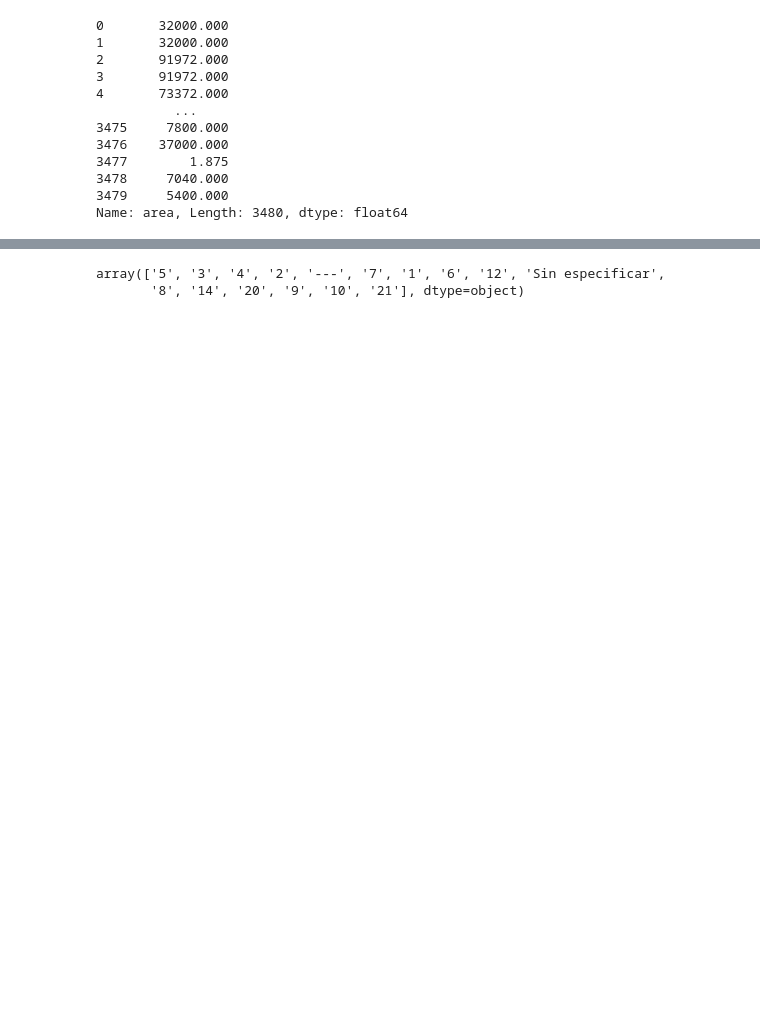
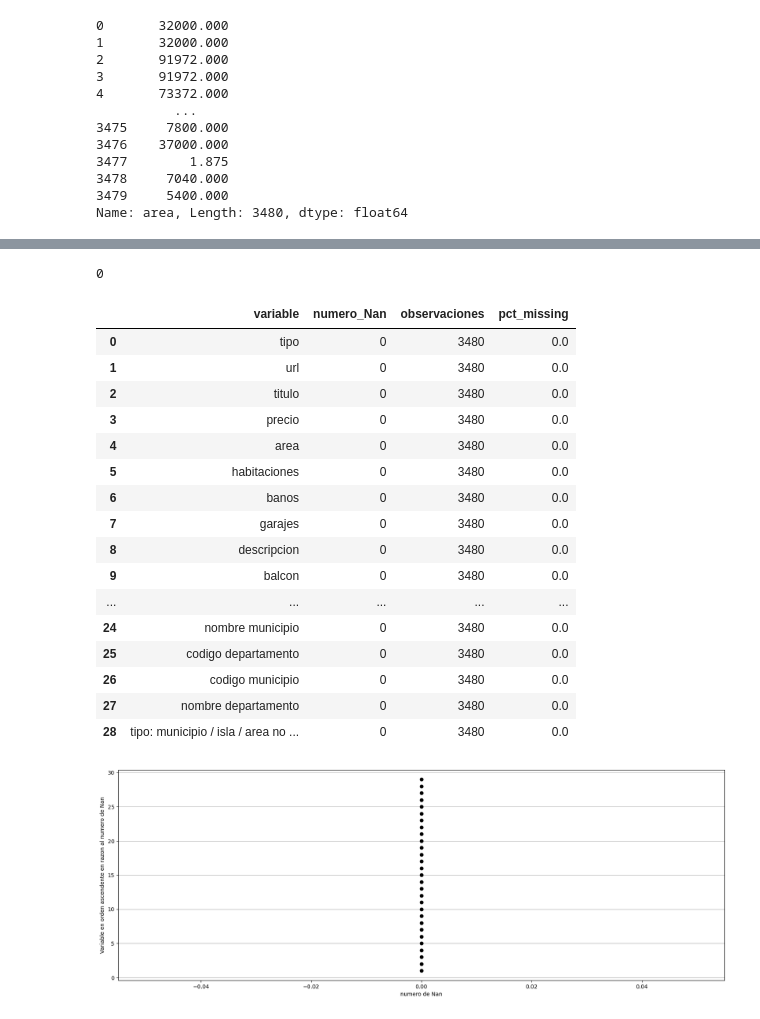
Before and after one commit to juanguzman2/Analisis-del-precio-de-las-viviendas-en-el-oriente-antioqueno, a Jupyter notebook: Script/limpieza/limpiezafinal.ipynb, the cells around one changed output, grey strips where cells are left out. Drawn from its saved outputs; the diff is of its cells as text; code cells hidden in the pictures; blank space fills up the shorter version.

Commit message:
Se agregaron 2 capetas para organizar los script y se termino con la limpieza de los datos. Ya esta listo para el analisis

```diff
--- a/Script/limpiezafinal.ipynb
+++ b/Script/limpieza/limpiezafinal.ipynb
@@ -209,0 +235,5 @@ Name: area, Length: 3480, dtype: float64
+# %%
+dfp['banos'] = dfp['banos'].apply(lambda x: re.sub('[^\d]', '', str(x)))
+dfp['banos'] = pd.to_numeric(dfp['banos'], errors='coerce') # errors='coerce'  para que cualquier valor que no se pueda convertir se reemplace con NaN.
+dfp['banos'] = dfp['banos'].fillna(0)
+dfp['banos']
@@ -209,0 +255,3 @@ Name: area, Length: 3480, dtype: float64
+# %%
+dfp['garajes'] = dfp['garajes'].apply(lambda x: int(x.replace('Más de 10', '11').replace('Sin especificar', '0')))
+dfp['garajes'].unique()
@@ -209,0 +268,3 @@ Name: area, Length: 3480, dtype: float64
+# %%
+dfp['estrato'] = dfp['estrato'].replace('Campestre', '3').astype(float)
+dfp['estrato'].fillna(3,inplace=True)
@@ -209,0 +293,6 @@ Name: area, Length: 3480, dtype: float64
+# %%
+dfp['original_index'] = dfp.index # esta columna se crea para volver a poner los datos como estaban
+dfp = dfp.sort_values('estrato')
+dfp['antiguedad'] = dfp['antiguedad'].fillna(method='ffill')
+dfp = dfp.sort_values('original_index') # Volver a ordenar por el índice original
+dfp = dfp.drop('original_index', axis=1)
@@ -230,5 +326,25 @@ memory usage: 788.6+ KB
-# %%
-dfp['habitaciones'].unique()
-# %% [output]
-array(['5', '3', '4', '2', '---', '7', '1', '6', '12', 'Sin especificar',
-       '8', '14', '20', '9', '10', '21'], dtype=object)
+# %%
+dfp.isna().sum().sum() # numero de nan en el dataframe
+# %% [output]
+0
+# %%
+graf_num_nan(dfp)
+# %% [output]
+|  | variable | numero_Nan | observaciones | pct_missing |
+| 0 | tipo | 0 | 3480 | 0.0 |
+| 1 | url | 0 | 3480 | 0.0 |
+| 2 | titulo | 0 | 3480 | 0.0 |
+| 3 | precio | 0 | 3480 | 0.0 |
+| 4 | area | 0 | 3480 | 0.0 |
+| 5 | habitaciones | 0 | 3480 | 0.0 |
+| 6 | banos | 0 | 3480 | 0.0 |
+| 7 | garajes | 0 | 3480 | 0.0 |
+| 8 | descripcion | 0 | 3480 | 0.0 |
+| 9 | balcon | 0 | 3480 | 0.0 |
+| ... | ... | ... | ... | ... |
+| 24 | nombre municipio | 0 | 3480 | 0.0 |
+| 25 | codigo departamento | 0 | 3480 | 0.0 |
+| 26 | codigo municipio | 0 | 3480 | 0.0 |
+| 27 | nombre departamento | 0 | 3480 | 0.0 |
+| 28 | tipo: municipio / isla / area no ... | 0 | 3480 | 0.0 |
+[figure, added]
```
Also changed, not shown: parts of 17 cells of this notebook, 1 other file.
